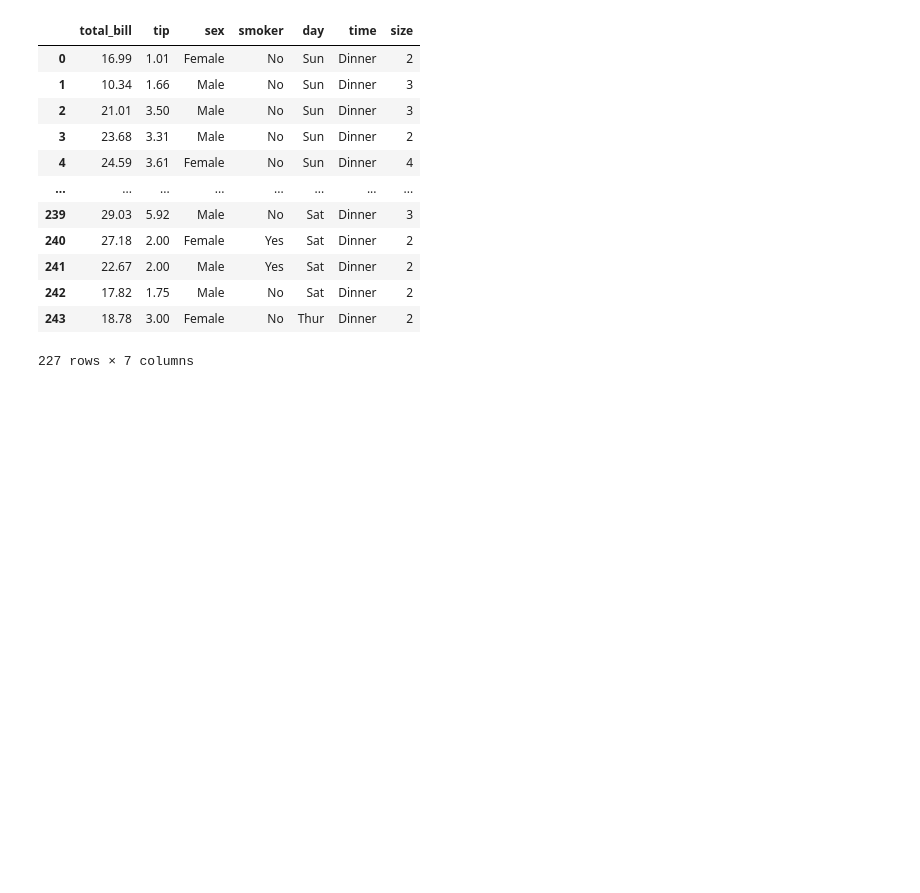
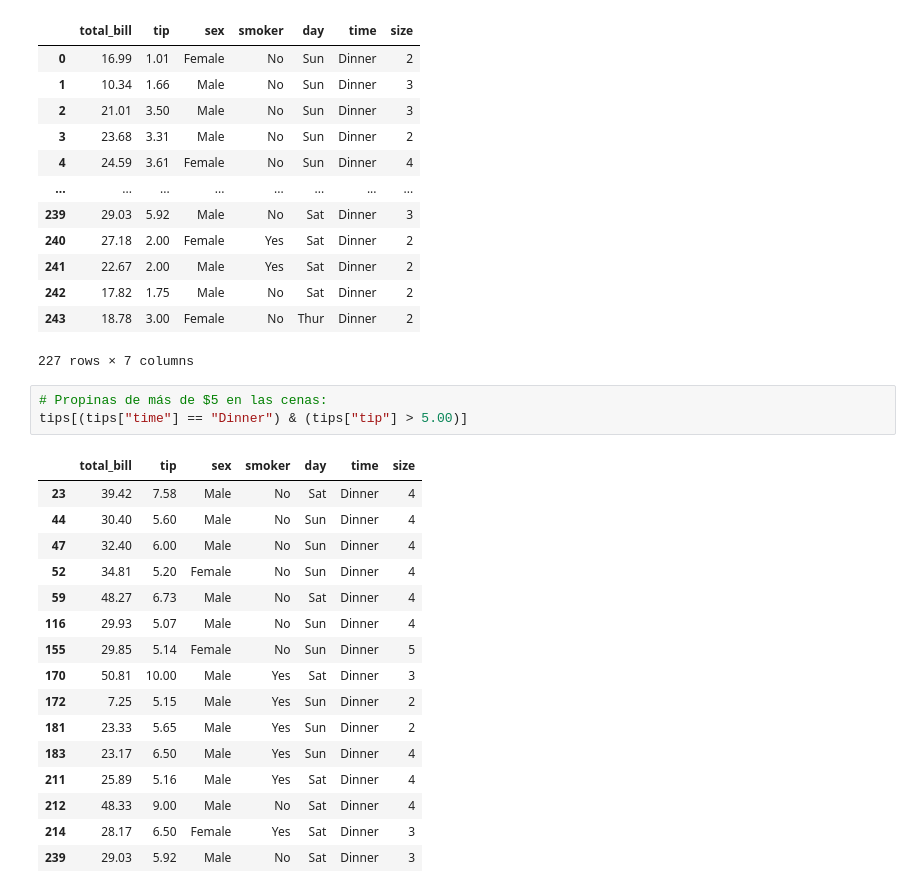
Before and after one commit to wilmanAQ/Inteligencia_Artificial, a Jupyter notebook: Clase_segundo_corte_panda_IA.ipynb, the cells around one changed output. Drawn from its saved outputs; the diff is of its cells as text; blank space fills up the shorter version.

```diff
--- a/Clase_segundo_corte_panda_IA.ipynb
+++ b/Clase_segundo_corte_panda_IA.ipynb
@@ -447,3 +447,23 @@ tips[tips["total_bill"] > 10]
 | 242 | 17.82 | 1.75 | Male | No | Sat | Dinner | 2 |
 | 243 | 18.78 | 3.00 | Female | No | Thur | Dinner | 2 |
 227 rows × 7 columns
+# %%
+# Propinas de más de $5 en las cenas:
+tips[(tips["time"] == "Dinner") & (tips["tip"] > 5.00)]
+# %% [output]
+|  | total_bill | tip | sex | smoker | day | time | size |
+| 23 | 39.42 | 7.58 | Male | No | Sat | Dinner | 4 |
+| 44 | 30.40 | 5.60 | Male | No | Sun | Dinner | 4 |
+| 47 | 32.40 | 6.00 | Male | No | Sun | Dinner | 4 |
+| 52 | 34.81 | 5.20 | Female | No | Sun | Dinner | 4 |
+| 59 | 48.27 | 6.73 | Male | No | Sat | Dinner | 4 |
+| 116 | 29.93 | 5.07 | Male | No | Sun | Dinner | 4 |
+| 155 | 29.85 | 5.14 | Female | No | Sun | Dinner | 5 |
+| 170 | 50.81 | 10.00 | Male | Yes | Sat | Dinner | 3 |
+| 172 | 7.25 | 5.15 | Male | Yes | Sun | Dinner | 2 |
+| 181 | 23.33 | 5.65 | Male | Yes | Sun | Dinner | 2 |
+| 183 | 23.17 | 6.50 | Male | Yes | Sun | Dinner | 4 |
+| 211 | 25.89 | 5.16 | Male | Yes | Sat | Dinner | 4 |
+| 212 | 48.33 | 9.00 | Male | No | Sat | Dinner | 4 |
+| 214 | 28.17 | 6.50 | Female | Yes | Sat | Dinner | 3 |
+| 239 | 29.03 | 5.92 | Male | No | Sat | Dinner | 3 |
```
Also changed, not shown: parts of 5 cells of this notebook.
